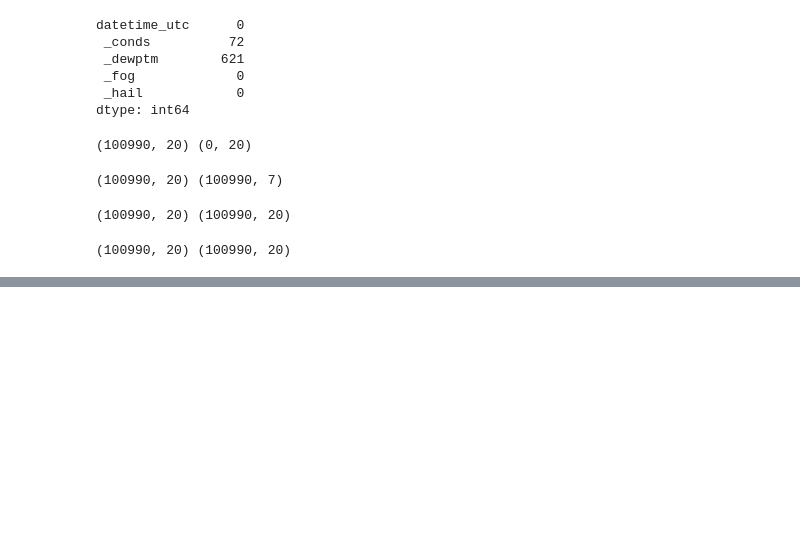
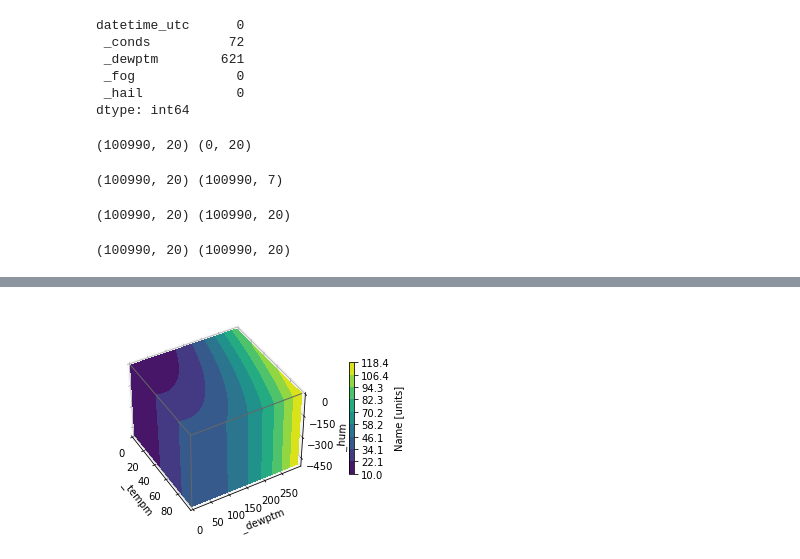
Before and after one commit to sfarn88/UCDPA_SarahFarnon, a Jupyter notebook: UCDPA_SarahFarnon.ipynb, the cells around one changed output, grey strips where cells are left out. Cells and saved outputs as stored; diff of their text form; code cells hidden in the pictures; blank space fills up the shorter version.

```diff
--- a/UCDPA_SarahFarnon.ipynb
+++ b/UCDPA_SarahFarnon.ipynb
@@ -185,0 +334,68 @@ print(testset.shape, drop_duplicates.shape)
+# %%
+import matplotlib.pyplot as plt
+import numpy as np
+
+# Define dimensions
+Nx, Ny, Nz = 100, 300, 500
+X, Y, Z = np.meshgrid(np.arange(Nx), np.arange(Ny), -np.arange(Nz))
+
+# Create fake data
+data = (((X+100)**2 + (Y-20)**2 + 2*Z)/1000+1)
+
+kw = {
+    'vmin': data.min(),
+    'vmax': data.max(),
+    'levels': np.linspace(data.min(), data.max(), 10),
+}
+
+# Create a figure with 3D ax
+fig = plt.figure(figsize=(5, 4))
+ax = fig.add_subplot(111, projection='3d')
+
+# Plot contour surfaces
+_ = ax.contourf(
+    X[:, :, 0], Y[:, :, 0], data[:, :, 0],
+    zdir='z', offset=0, **kw
+)
+_ = ax.contourf(
+    X[0, :, :], data[0, :, :], Z[0, :, :],
+    zdir='y', offset=0, **kw
+)
+C = ax.contourf(
+    data[:, -1, :], Y[:, -1, :], Z[:, -1, :],
+    zdir='x', offset=X.max(), **kw
+)
+# --
+
+
+# Set limits of the plot from coord limits
+xmin, xmax = X.min(), X.max()
+ymin, ymax = Y.min(), Y.max()
+zmin, zmax = Z.min(), Z.max()
+ax.set(xlim=[xmin, xmax], ylim=[ymin, ymax], zlim=[zmin, zmax])
+
+# Plot edges
+edges_kw = dict(color='0.4', linewidth=1, zorder=1e3)
+ax.plot([xmax, xmax], [ymin, ymax], 0, **edges_kw)
+ax.plot([xmin, xmax], [ymin, ymin], 0, **edges_kw)
+ax.plot([xmax, xmax], [ymin, ymin], [zmin, zmax], **edges_kw)
+
+# Set labels and zticks
+ax.set(
+    xlabel=' _tempm',
+    ylabel=' _dewptm',
+    zlabel=' _hum',
+    zticks=[0, -150, -300, -450],
+)
+
+# Set distance and angle view
+ax.view_init(40, -30)
+ax.dist = 11
+
+# Colorbar
+fig.colorbar(C, ax=ax, fraction=0.02, pad=0.1, label='Name [units]')
+
+# Show Figure
+plt.show()
+# %% [output]
+[figure, added]
```
Also changed, not shown: parts of 19 cells of this notebook.
